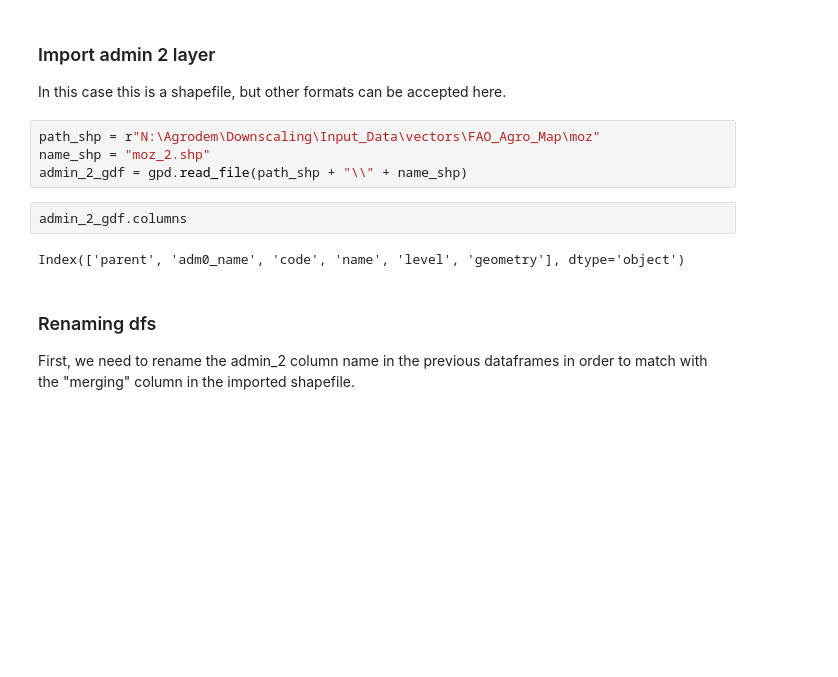
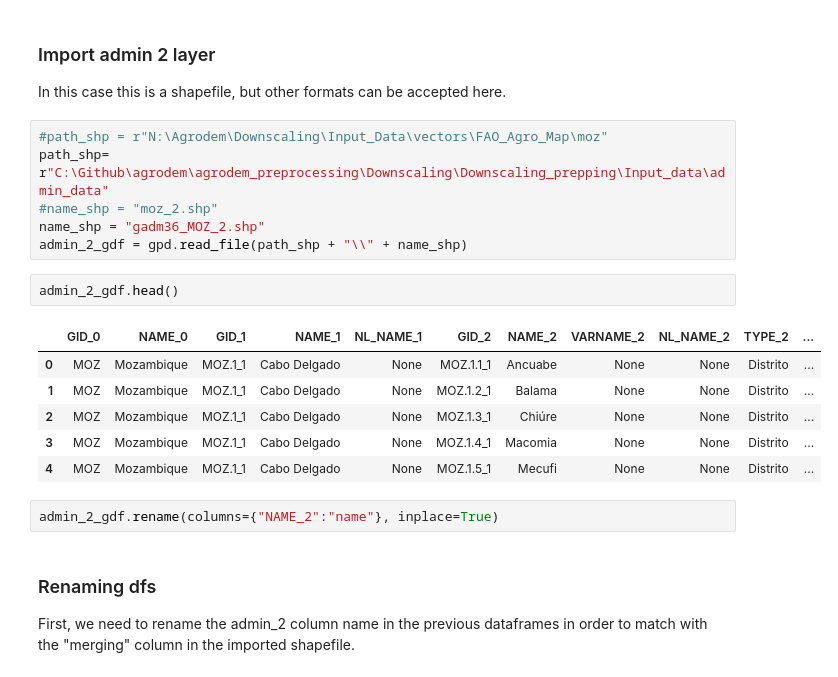
Before and after one commit to oluchee/agrodem, a Jupyter notebook: agrodem_preprocessing/Downscaling/Downscaling_prepping/Downscaling_Preprocessing.ipynb, the cells around one changed output. Drawn from its saved outputs; the diff is of its cells as text; blank space fills up the shorter version.

```diff
--- a/agrodem_preprocessing/Downscaling/Downscaling_prepping/Downscaling_Preprocessing.ipynb
+++ b/agrodem_preprocessing/Downscaling/Downscaling_prepping/Downscaling_Preprocessing.ipynb
@@ -362,13 +362,22 @@ This part exports the csv files for the crops identified. These csv files can be
 
 In this case this is a shapefile, but other formats can be accepted here.
 # %%
-path_shp = r"N:\Agrodem\Downscaling\Input_Data\vectors\FAO_Agro_Map\moz"
-name_shp = "moz_2.shp"
+#path_shp = r"N:\Agrodem\Downscaling\Input_Data\vectors\FAO_Agro_Map\moz"
+path_shp= r"C:\Github\agrodem\agrodem_preprocessing\Downscaling\Downscaling_prepping\Input_data\admin_data"
+#name_shp = "moz_2.shp"
+name_shp = "gadm36_MOZ_2.shp"
 admin_2_gdf = gpd.read_file(path_shp + "\\" + name_shp)
 # %%
-admin_2_gdf.columns
+admin_2_gdf.head()
 # %% [output]
-Index(['parent', 'adm0_name', 'code', 'name', 'level', 'geometry'], dtype='object')
+|  | GID_0 | NAME_0 | GID_1 | NAME_1 | NL_NAME_1 | GID_2 | NAME_2 | VARNAME_2 | NL_NAME_2 | TYPE_2 | ... |
+| 0 | MOZ | Mozambique | MOZ.1_1 | Cabo Delgado | None | MOZ.1.1_1 | Ancuabe | None | None | Distrito | ... |
+| 1 | MOZ | Mozambique | MOZ.1_1 | Cabo Delgado | None | MOZ.1.2_1 | Balama | None | None | Distrito | ... |
+| 2 | MOZ | Mozambique | MOZ.1_1 | Cabo Delgado | None | MOZ.1.3_1 | Chiúre | None | None | Distrito | ... |
+| 3 | MOZ | Mozambique | MOZ.1_1 | Cabo Delgado | None | MOZ.1.4_1 | Macomia | None | None | Distrito | ... |
+| 4 | MOZ | Mozambique | MOZ.1_1 | Cabo Delgado | None | MOZ.1.5_1 | Mecufi | None | None | Distrito | ... |
+# %%
+admin_2_gdf.rename(columns={"NAME_2":"name"}, inplace=True)
 # %% [markdown]
 ### Renaming dfs
 
```
Also changed, not shown: parts of 11 cells of this notebook.
